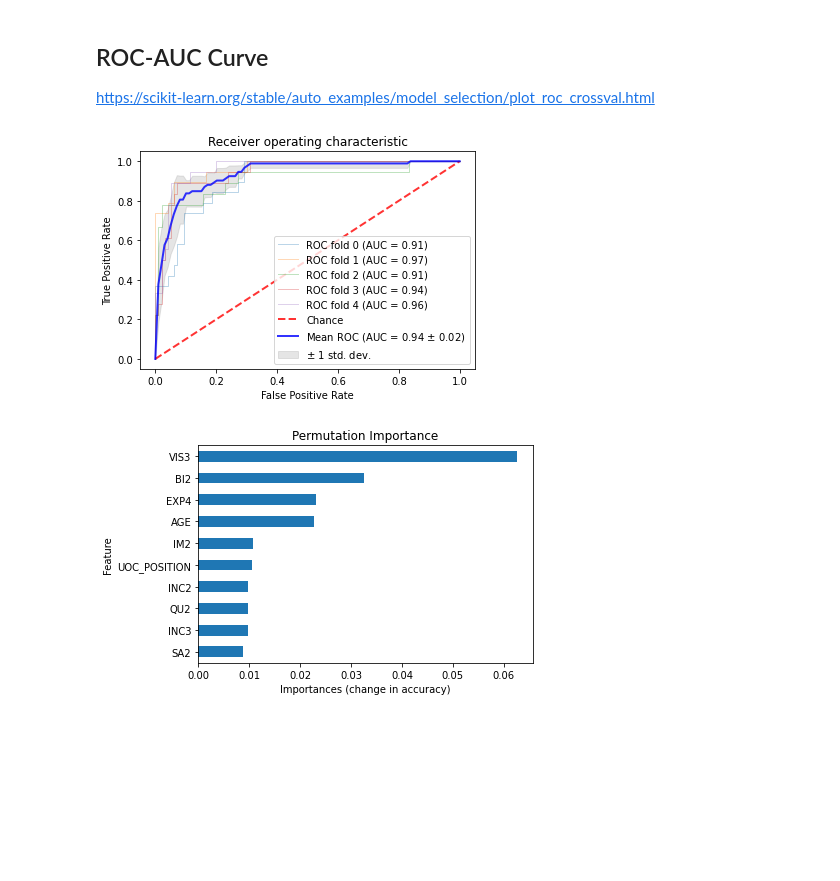
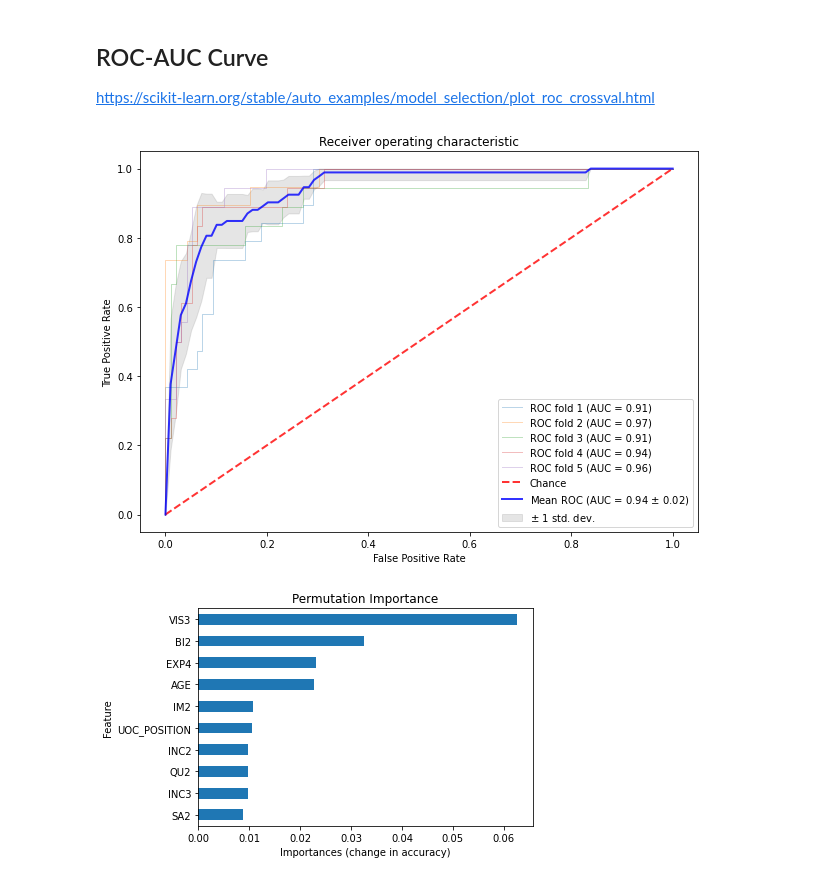
Before and after one commit to KWeatherwalks/EduWikiML, a Jupyter notebook: LogisticRegressionModel.ipynb, the cells around one changed output. Cells and saved outputs as stored; diff of their text form; code cells hidden in the pictures; blank space fills up the shorter version.

```diff
--- a/LogisticRegressionModel.ipynb
+++ b/LogisticRegressionModel.ipynb
@@ -130,40 +130,40 @@ tprs = []
 aucs = []
 mean_fpr = np.linspace(0, 1, 100)
 
-fig, ax = plt.subplots()
+fig, ax = plt.subplots(figsize=(10,7))
 for i, (train, test) in enumerate(cross_validation.split(X, y)):
     classifier.fit(X.iloc[train], y.iloc[train])
     viz = plot_roc_curve(classifier, X.iloc[test], y.iloc[test],
-                         name='ROC fold {}'.format(i),
+                         name='ROC fold {}'.format(i+1),
                          alpha=0.3, lw=1, ax=ax)
     interp_tpr = np.interp(mean_fpr, viz.fpr, viz.tpr)
     interp_tpr[0] = 0.0
     tprs.append(interp_tpr)
     aucs.append(viz.roc_auc)
 
 ax.plot([0, 1], [0, 1], linestyle='--', lw=2, color='r',
         label='Chance', alpha=.8)
 
 mean_tpr = np.mean(tprs, axis=0)
 mean_tpr[-1] = 1.0
 mean_auc = auc(mean_fpr, mean_tpr)
 std_auc = np.std(aucs)
 ax.plot(mean_fpr, mean_tpr, color='b',
         label=r'Mean ROC (AUC = %0.2f $\pm$ %0.2f)' % (mean_auc, std_auc),
         lw=2, alpha=.8)
 
 std_tpr = np.std(tprs, axis=0)
 tprs_upper = np.minimum(mean_tpr + std_tpr, 1)
 tprs_lower = np.maximum(mean_tpr - std_tpr, 0)
 ax.fill_between(mean_fpr, tprs_lower, tprs_upper, color='grey', alpha=.2,
                 label=r'$\pm$ 1 std. dev.')
 
 ax.set(xlim=[-0.05, 1.05], ylim=[-0.05, 1.05],
        title="Receiver operating characteristic")
 ax.legend(loc="lower right")
 plt.show()
 # %% [output]
-[figure, old version]
+[figure, new version]
 # %%
 # Permutation importance
 perm_imp = permutation_importance(estimator=classifier, X=X, y=y, random_state=42)
```
Also changed, not shown: parts of 9 cells of this notebook, 1 other file.
